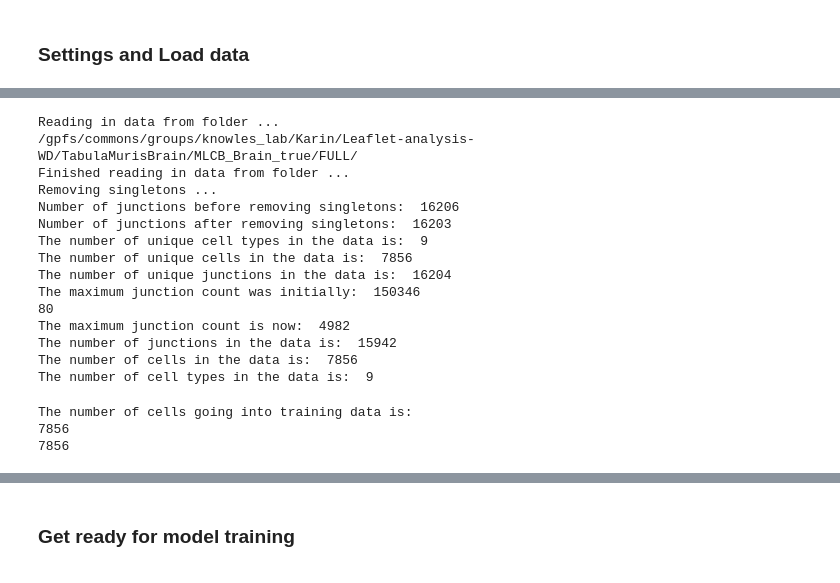
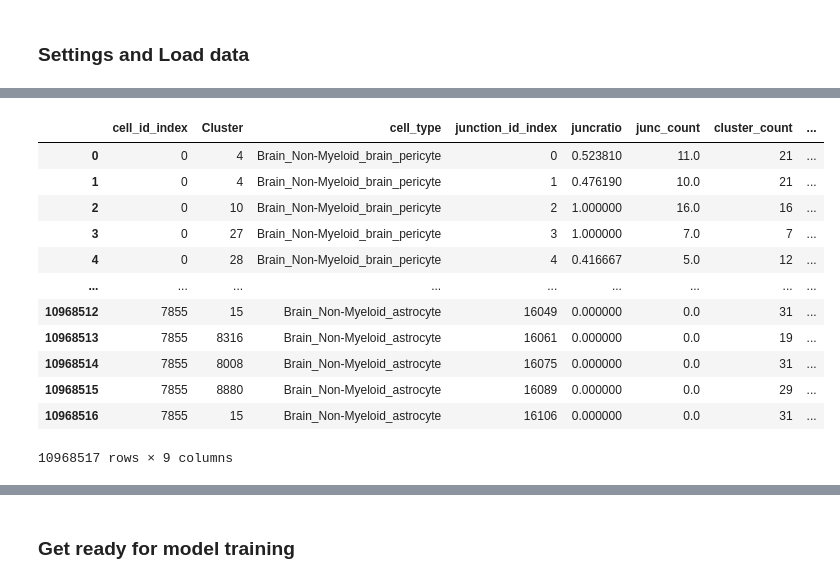
Before and after one commit to daklab/LeafletFA, a Jupyter notebook: notebooks/example_analysis/run_beta-dirichlet-factor_model.ipynb, the cells around one changed output, grey strips where cells are left out. Cells and saved outputs as stored; diff of their text form; code cells hidden in the pictures.

Commit message:
save current version before c changes

```diff
--- a/notebooks/example_analysis/run_beta-dirichlet-factor_model.ipynb
+++ b/notebooks/example_analysis/run_beta-dirichlet-factor_model.ipynb
@@ -44,50 +159,9 @@ cuda
 # %%
 # mouse brain MLCB version
-input_files_folder = '/gpfs/commons/groups/knowles_lab/Karin/Leaflet-analysis-WD/TabulaMurisBrain/MLCB_Brain_true/FULL/'
-
-# human muscle
-#input_files_folder = '/gpfs/commons/projects/CZI-tabula-sapiens/Leaflet-Analysis/Leaflet-Intron-Clusters/Muscle_Yes/'
-
-# mouse muscle
-#input_files_folder = "/gpfs/commons/groups/knowles_lab/Karin/Leaflet-analysis-WD/TabulaMurisBrain/model_input/"
-
-#cell_types = ['Brain_Non-Myeloid_brain_pericyte','Brain_Non-Myeloid_oligodendrocyte_precursor_cell','Brain_Non-Myeloid_endothelial_cell','Brain_Non-Myeloid_oligodendrocyte',
-# 'Brain_Non-Myeloid_neuron', 'Brain_Myeloid_macrophage',
-# 'Brain_Myeloid_microglial_cell', 'Brain_Non-Myeloid_astrocyte']
-
-#ignoring Bergmann_glial_cell since very few cells
-
-# convert data to Leaflet required input formats
-final_data, coo_counts_sparse, coo_cluster_sparse, cell_ids_conversion, junction_ids_conversion = llc.load_cluster_data(
-    input_folder = input_files_folder, max_intron_count=5000, remove_singletons=True, has_genes="yes") #celltypes=cell_types
-
-# add cluster to final_data
-final_data = final_data.merge(junction_ids_conversion, on=["junction_id_index"], how="left")
+# input_files_folder = '/gpfs/commons/groups/knowles_lab/Karin/Leaflet-analysis-WD/TabulaMurisBrain/MLCB_Brain_true/FULL/'
 
 # get indices (maybe don't need this actually)
 indices = (final_data.cell_id_index, final_data.junction_id_index)
 indices_np = np.stack(indices)
 junc_counts = sp.coo_matrix((final_data.junc_count, indices))
 cluster_counts = sp.coo_matrix((final_data.cluster_count, indices))
-# %% [output]
-Reading in data from folder ...
-/gpfs/commons/groups/knowles_lab/Karin/Leaflet-analysis-WD/TabulaMurisBrain/MLCB_Brain_true/FULL/
-Finished reading in data from folder ...
-Removing singletons ...
-Number of junctions before removing singletons:  16206
-Number of junctions after removing singletons:  16203
-The number of unique cell types in the data is:  9
-The number of unique cells in the data is:  7856
-The number of unique junctions in the data is:  16204
-The maximum junction count was initially:  150346
-80
-The maximum junction count is now:  4982
-The number of junctions in the data is:  15942
-The number of cells in the data is:  7856
-The number of cell types in the data is:  9
-# %%
-cell_index_tensor, junc_index_tensor, my_data = llc.make_torch_data(final_data, **float_type)
-# %% [output]
-The number of cells going into training data is:
-7856
-7856
@@ -95,0 +168,18 @@ simple_data = final_data[["cell_id_index", "Cluster", "cell_type", "junction_id_
+# %%
+simple_data = simple_data_human
+# %%
+simple_data
+# %% [output]
+|  | cell_id_index | Cluster | cell_type | junction_id_index | juncratio | junc_count | cluster_count | ... |
+| 0 | 0 | 4 | Brain_Non-Myeloid_brain_pericyte | 0 | 0.523810 | 11.0 | 21 | ... |
+| 1 | 0 | 4 | Brain_Non-Myeloid_brain_pericyte | 1 | 0.476190 | 10.0 | 21 | ... |
+| 2 | 0 | 10 | Brain_Non-Myeloid_brain_pericyte | 2 | 1.000000 | 16.0 | 16 | ... |
+| 3 | 0 | 27 | Brain_Non-Myeloid_brain_pericyte | 3 | 1.000000 | 7.0 | 7 | ... |
+| 4 | 0 | 28 | Brain_Non-Myeloid_brain_pericyte | 4 | 0.416667 | 5.0 | 12 | ... |
+| ... | ... | ... | ... | ... | ... | ... | ... | ... |
+| 10968512 | 7855 | 15 | Brain_Non-Myeloid_astrocyte | 16049 | 0.000000 | 0.0 | 31 | ... |
+| 10968513 | 7855 | 8316 | Brain_Non-Myeloid_astrocyte | 16061 | 0.000000 | 0.0 | 19 | ... |
+| 10968514 | 7855 | 8008 | Brain_Non-Myeloid_astrocyte | 16075 | 0.000000 | 0.0 | 31 | ... |
+| 10968515 | 7855 | 8880 | Brain_Non-Myeloid_astrocyte | 16089 | 0.000000 | 0.0 | 29 | ... |
+| 10968516 | 7855 | 15 | Brain_Non-Myeloid_astrocyte | 16106 | 0.000000 | 0.0 | 31 | ... |
+10968517 rows × 9 columns
```
Also changed, not shown: parts of 29 cells of this notebook, 10 other files.
